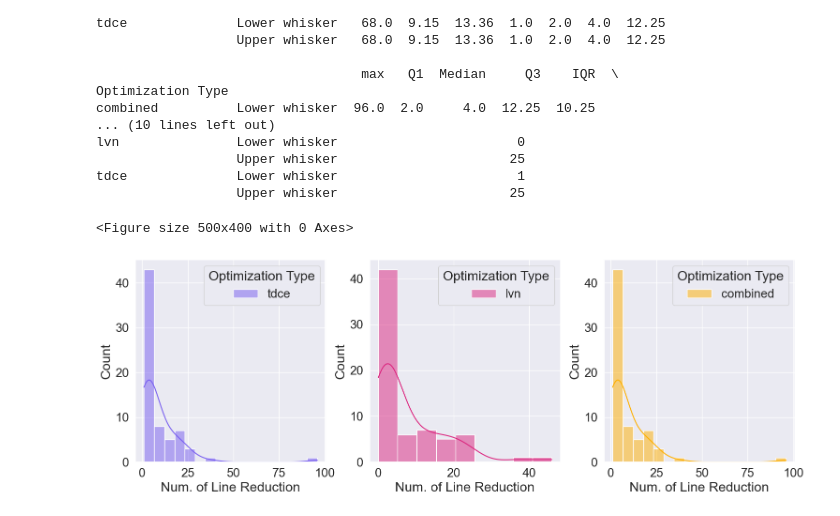
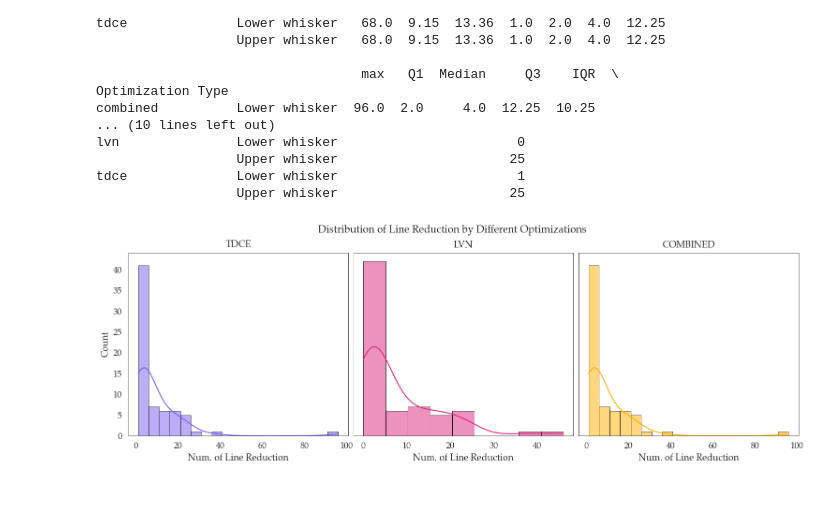
Before and after one commit to YoruCathy/cs6120-tasks, a Jupyter notebook: lesson3/plot.ipynb, the cells around one changed output. Drawn from its saved outputs; the diff is of its cells as text; code cells hidden in the pictures.

```diff
--- a/lesson3/plot.ipynb
+++ b/lesson3/plot.ipynb
@@ -30 +51,4 @@ for optimization_type in ["tdce", "lvn", "combined"]:
+# %%
+# read csv
+df = pd.read_csv("results.csv")
 # %%
@@ -47,4 +59,5 @@ df
 # %%
+from matplotlib.patches import Rectangle
 plt.figure(figsize=(5, 4))
 
 palette = {
@@ -53,14 +66,27 @@ palette = {
     "combined":  "#ffb000",   # green
 }
 
-sns.set_theme(color_codes=True, font_scale=1.7)
+sns.set_theme(color_codes=True, font_scale=1.1)
+mpl.rcParams.update({
+    "font.family": "Palatino",
+})
 
 t = df.copy()
 t["Bril File"] = t["filename"]
 t["Num. of Line Reduction"] = t["line_reduction"]
 t["Optimization Type"] = t["optimization_type"]
 
+plt.title("Line Reduction by Different Optimizations", pad=15)
 ax = sns.boxplot(data=t, x="Optimization Type", y="Num. of Line Reduction", hue="Optimization Type", palette=palette)
+fig = plt.gcf()
 
+for _, spine in ax.spines.items():
+    spine.set_visible(True)
+    spine.set_color("black")
+    spine.set_linewidth(0.5)
 plt.tight_layout(pad=0)
+ax = plt.gca()
+ax.set_facecolor('white')
+plt.grid(axis="y", linestyle="--")
+plt.gcf().set_facecolor('white')
 # %% [output]
@@ -110,35 +136,44 @@ lvn               Lower whisker                       0
 tdce              Lower whisker                       1
                   Upper whisker                      25
 # %%
-plt.figure(figsize=(5, 4))
+palette = {"tdce":"#785ef0", "lvn":"#dc267f", "combined":"#ffb000"}
 
-sns.set_theme(color_codes=True, font_scale=1.7)
+sns.set_theme(color_codes=True, font_scale=1.2)
+mpl.rcParams.update({"font.family": "Palatino"})
 
-fig, axes = plt.subplots(1, 3, figsize=(15, 5))
+opts = ["tdce", "lvn", "combined"]
 
-t = df.copy()
-t = t[t["optimization_type"] == "tdce"]
-t["Bril File"] = t["filename"]
-t["Num. of Line Reduction"] = t["line_reduction"]
-t["Optimization Type"] = t["optimization_type"]
-ax = sns.histplot(data=t, x="Num. of Line Reduction", hue="Optimization Type", kde=True, palette=palette, ax=axes[0])
+fig, axes = plt.subplots(1, 3, figsize=(15, 5), sharey=True)
 
-t = df.copy()
-t = t[t["optimization_type"] == "lvn"]
-t["Bril File"] = t["filename"]
-t["Num. of Line Reduction"] = t["line_reduction"]
-t["Optimization Type"] = t["optimization_type"]
-ax = sns.histplot(data=t, x="Num. of Line Reduction", hue="Optimization Type", kde=True, palette=palette, ax=axes[1])
+for ax, opt in zip(axes, opts):
+    t = df[df["optimization_type"] == opt]
+    # plot (no hue needed; it's a single series)
+    sns.histplot(
+        data=t, x="line_reduction", kde=True,
+        color=palette[opt], edgecolor="black", linewidth=0.5, ax=ax
+    )
+    ax.set_title(opt.upper(), pad=8)
+    ax.set_xlabel("Num. of Line Reduction")
+    if ax is axes[0]:
+        ax.set_ylabel("Count")
+    else:
+        ax.set_ylabel("")
 
-t = df.copy()
-t = t[t["optimization_type"] == "combined"]
-t["Bril File"] = t["filename"]
-t["Num. of Line Reduction"] = t["line_reduction"]
-t["Optimization Type"] = t["optimization_type"]
-ax = sns.histplot(data=t, x="Num. of Line Reduction", hue="Optimization Type", kde=True, palette=palette, ax=axes[2])
+    # per-axes styling
+    ax.set_facecolor("white")
+    for sp in ax.spines.values():
+        sp.set_visible(True)
+        sp.set_color("black")
+        sp.set_linewidth(0.5)
+    ax.grid(axis="y", linestyle="--", alpha=0.6)
 
-plt.tight_layout(pad=0)
+# figure styling
+fig.patch.set_facecolor("white")
+
+# title
+fig.suptitle("Distribution of Line Reduction by Different Optimizations", fontsize=16, y=1.02)
+fig.tight_layout(pad=0)
+plt.show()
 # %% [output]
-<Figure size 500x400 with 0 Axes>
-[figure, old version]
+[figure, new version]
 # %%
```
Also changed, not shown: parts of 7 cells of this notebook, 6 other files.
